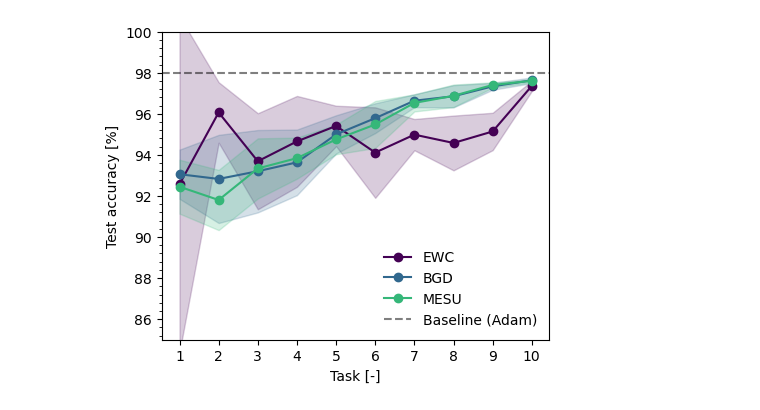
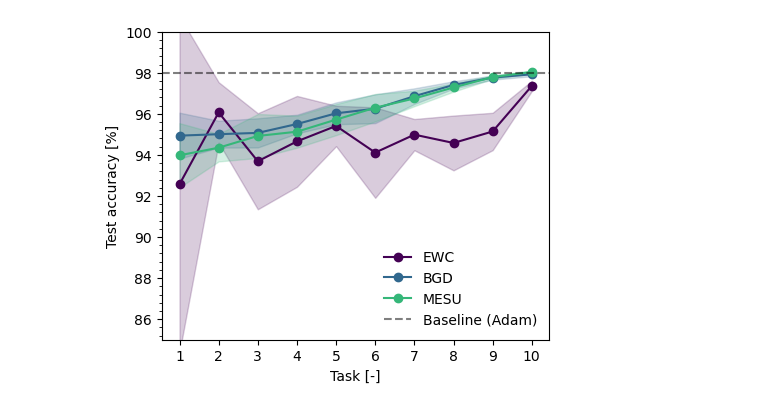
Before and after one commit to kellian-cottart/binarized-neural-networks, a Jupyter notebook: paper-figures-djohan.ipynb, the cells around one changed output. Cells and saved outputs as stored; diff of their text form; code cells hidden in the pictures.

```diff
--- a/paper-figures-djohan.ipynb
+++ b/paper-figures-djohan.ipynb
@@ -8,8 +8,8 @@ import os
 n_iterations = 10
 paths = [
     "./paper-figures-djohan/saved-results/20240903-144331-Adam-DNN-BS64-512-PermutedMNIST-relu",
-    "./paper-figures-djohan/saved-results/20240903-091749-BGD-BayesianNN-BS64-512-PermutedMNIST-relu",
-    "./paper-figures-djohan/saved-results/20240903-092149-MESU-BayesianNN-BS64-512-PermutedMNIST-relu",
+    "./paper-figures-djohan/saved-results/20240905-165918-BGD-BayesianNN-BS64-512-PermutedMNIST-relu",
+    "./paper-figures-djohan/saved-results/20240905-165853-MESU-BayesianNN-BS64-512-PermutedMNIST-relu",
 ]
 
 model_names = [
@@ -23,31 +23,31 @@ for path in paths:
     accuracies = []
     for it in range(n_iterations):
         accuracies.append(torch.stack(torch.load(os.path.join(path, f"params-network-{it}", "accuracy.pt"), map_location={'cuda:1': 'cuda:0'})))
     accuracies = torch.stack(accuracies)
     models.append(accuracies)
 models = torch.stack(models)
 
 fig, ax = plt.subplots(figsize=(5, 4))
 palette = plt.get_cmap('viridis', len(models)+1)
 for i, model in enumerate(models):
     mean, std = get_mean_std_accuracies(model, t_start=1, t_end=10)
     ax.plot(mean, color=palette(i), label=model_names[i], marker="o")
     ax.fill_between(np.arange(0, 10), mean-std, mean+std, color=palette(i), alpha=0.2)
 
 # hline: fully connected
 ax.axhline(y=98, color="black", linestyle='--', alpha=0.5, label="Baseline (Adam)")
 
 ax.set_xticks(np.arange(0, 10, 1))
 ax.set_xticklabels(np.arange(1, 11, 1))
 ax.set_xlabel("Task [-]")
 ax.set_ylabel("Test accuracy [%]")
 ax.yaxis.set_minor_locator(AutoMinorLocator(5))
 ax.legend(frameon=False, loc="lower right")
 ax.set_ylim(85, 100)
 
 title = versionning(folder="./paper/figures", title="permutedMNIST", format=".pdf")
 plt.savefig(title, format="pdf", bbox_inches='tight')
 plt.savefig(title.replace(".pdf", ".svg"), format="svg", bbox_inches='tight')
 plt.show()
 # %% [output]
-[figure, old version]
+[figure, new version]
```
Also changed, not shown: 13 other files.
